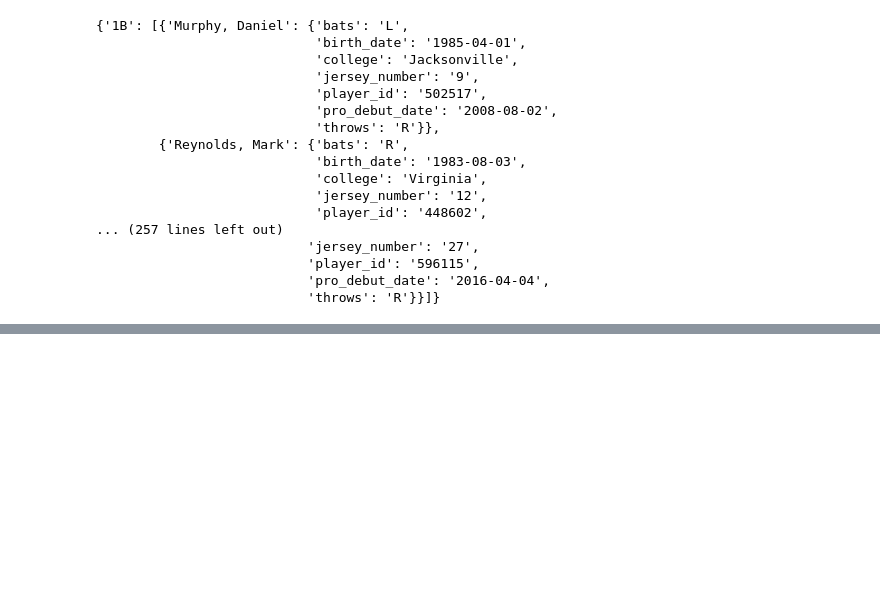
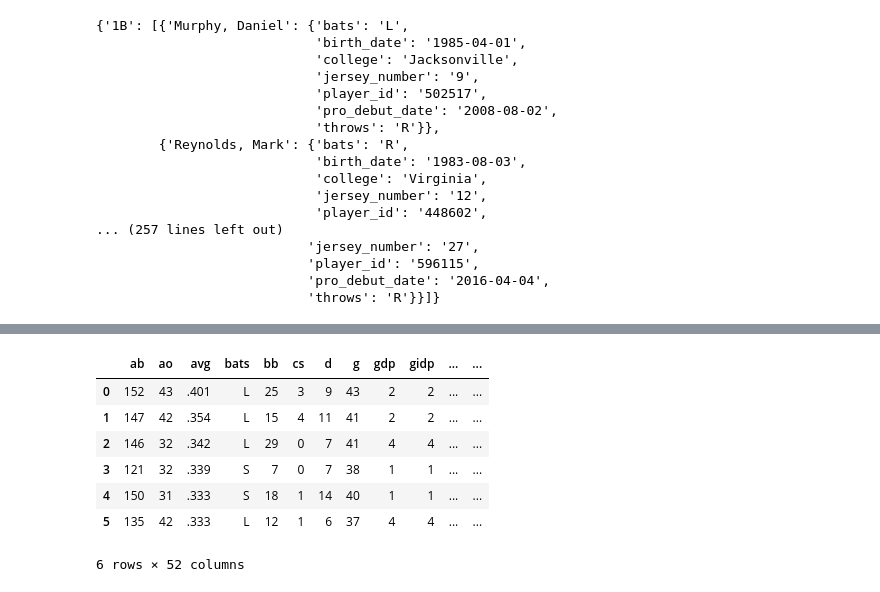
Before and after one commit to tsakurai42/Webscraping-MLB.com, a Jupyter notebook: Week13_ETLProject.ipynb, the cells around one changed output, grey strips where cells are left out. Cells and saved outputs as stored; diff of their text form; code cells hidden in the pictures; blank space fills up the shorter version.

```diff
--- a/Week13_ETLProject.ipynb
+++ b/Week13_ETLProject.ipynb
@@ -651,0 +473,13 @@ pprint(career_hitting_dict)
+# %%
+# dataframe
+hitting_leader_df = pd.DataFrame(hitting_leader_data_for_df)
+hitting_leader_df
+# %% [output]
+|  | ab | ao | avg | bats | bb | cs | d | g | gdp | gidp | ... | ... |
+| 0 | 152 | 43 | .401 | L | 25 | 3 | 9 | 43 | 2 | 2 | ... | ... |
+| 1 | 147 | 42 | .354 | L | 15 | 4 | 11 | 41 | 2 | 2 | ... | ... |
+| 2 | 146 | 32 | .342 | L | 29 | 0 | 7 | 41 | 4 | 4 | ... | ... |
+| 3 | 121 | 32 | .339 | S | 7 | 0 | 7 | 38 | 1 | 1 | ... | ... |
+| 4 | 150 | 31 | .333 | S | 18 | 1 | 14 | 40 | 1 | 1 | ... | ... |
+| 5 | 135 | 42 | .333 | L | 12 | 1 | 6 | 37 | 4 | 4 | ... | ... |
+6 rows × 52 columns
```
Also changed, not shown: parts of 109 cells of this notebook.
